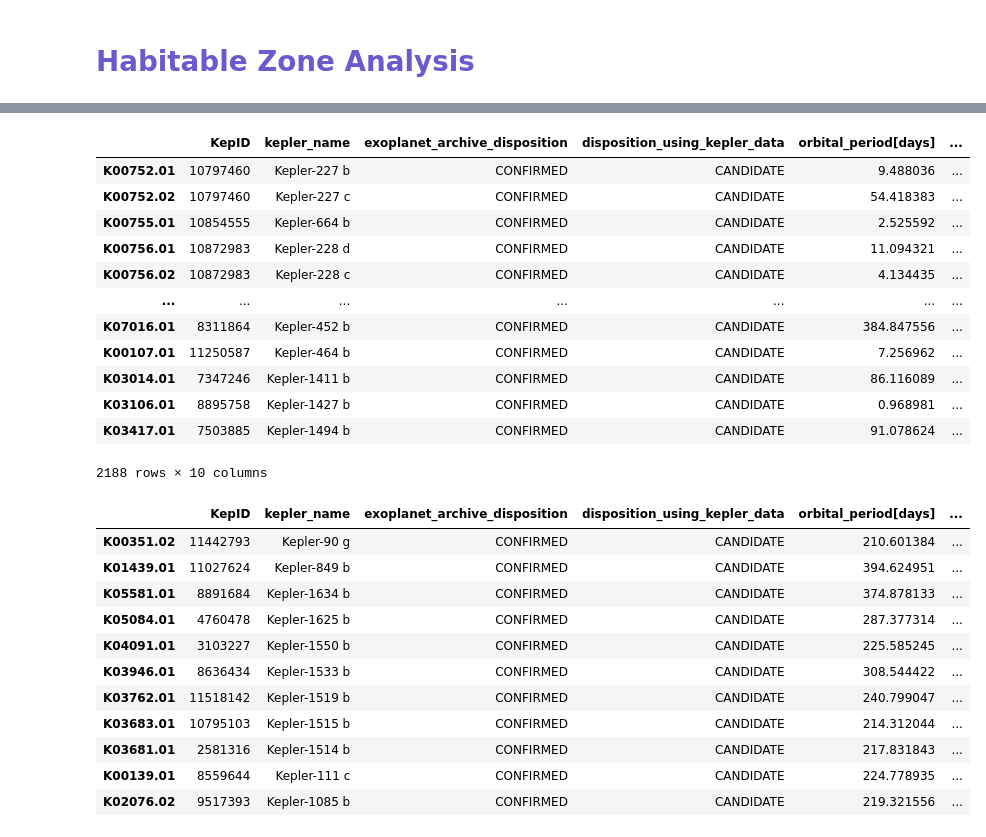
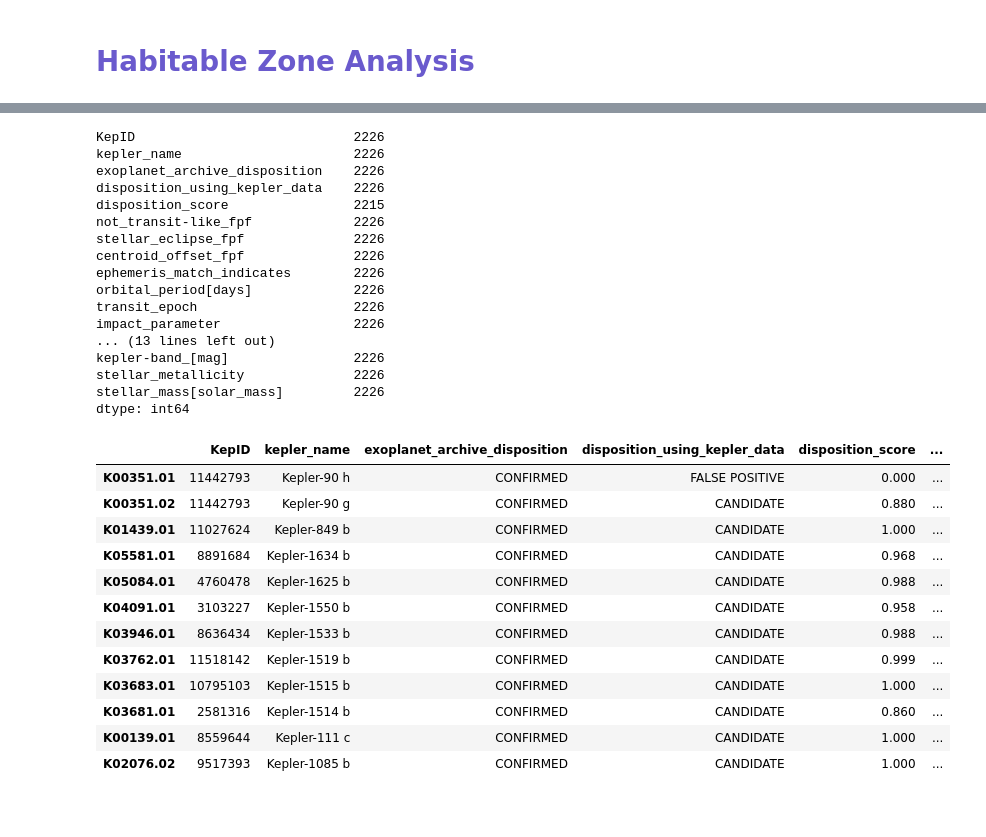
Before and after one commit to Rander417/KeplerExoplanet, a Jupyter notebook: Habitable_Zone_Analysis.ipynb, the cells around one changed output, grey strips where cells are left out. Cells and saved outputs as stored; diff of their text form; code cells hidden in the pictures; blank space fills up the shorter version.

Commit message:
Major revision of presentation. Major refactoring of habitable analysis. Rafactoring of clustering in progress.

```diff
--- a/Habitable_Zone_Analysis.ipynb
+++ b/Habitable_Zone_Analysis.ipynb
@@ -132,7 +114,3 @@ keplerProcessed_df
 | K07987.01 | 9563 | 10147276 | NaN | FALSE POSITIVE | FALSE POSITIVE | 0.021 | 0 | ... |
 | K07989.01 | 9564 | 10156110 | NaN | FALSE POSITIVE | FALSE POSITIVE | 0.000 | 0 | ... |
 9130 rows × 29 columns
-# %%
-# drop duplicated
-keplerProcessed_df = keplerProcessed_df.drop_duplicates(subset=['kepler_name'])
-keplerProcessed_df
@@ -153,3 +117,6 @@ keplerProcessed_df
+# %%
+# Drop rowID
+keplerProcessed_df.drop(["rowid"], axis =1, inplace=True)
 # %%
 # Rename columns to improve legibility
 keplerProcessed_df.rename(columns={'kepid' : 'KepID',
@@ -233,6 +168,5 @@ Kepler_Exoplanets_df
 # %%
-# Select exoplanet candidate
-Confirmed_Exoplanets_df = Kepler_Exoplanets_df.loc[(Kepler_Exoplanets_df['exoplanet_archive_disposition'] == 'CONFIRMED')
-                                                   & (Kepler_Exoplanets_df['disposition_using_kepler_data'] == 'CANDIDATE')]
+# Select CONFIRMED EXOPLANETS
+Confirmed_Exoplanets_df = keplerProcessed_df .loc[(keplerProcessed_df ['exoplanet_archive_disposition'] == 'CONFIRMED')]
 Confirmed_Exoplanets_df
 # %% [output]
@@ -310,43 +276,46 @@ metal_exoplanets_df
 # %%
-# Super-Earth size plante
+# Super-Earth size plant
 super_earth_df = Confirmed_Exoplanets_df.loc[(Confirmed_Exoplanets_df['stellar_radius[solar_radii]']<= 2.0)]
-super_earth_df
+super_earth_df.count()
 # %% [output]
-|  | KepID | kepler_name | exoplanet_archive_disposition | disposition_using_kepler_data | orbital_period[days] | ... |
-| K00752.01 | 10797460 | Kepler-227 b | CONFIRMED | CANDIDATE | 9.488036 | ... |
-| K00752.02 | 10797460 | Kepler-227 c | CONFIRMED | CANDIDATE | 54.418383 | ... |
-| K00755.01 | 10854555 | Kepler-664 b | CONFIRMED | CANDIDATE | 2.525592 | ... |
-| K00756.01 | 10872983 | Kepler-228 d | CONFIRMED | CANDIDATE | 11.094321 | ... |
-| K00756.02 | 10872983 | Kepler-228 c | CONFIRMED | CANDIDATE | 4.134435 | ... |
-| ... | ... | ... | ... | ... | ... | ... |
-| K07016.01 | 8311864 | Kepler-452 b | CONFIRMED | CANDIDATE | 384.847556 | ... |
-| K00107.01 | 11250587 | Kepler-464 b | CONFIRMED | CANDIDATE | 7.256962 | ... |
-| K03014.01 | 7347246 | Kepler-1411 b | CONFIRMED | CANDIDATE | 86.116089 | ... |
-| K03106.01 | 8895758 | Kepler-1427 b | CONFIRMED | CANDIDATE | 0.968981 | ... |
-| K03417.01 | 7503885 | Kepler-1494 b | CONFIRMED | CANDIDATE | 91.078624 | ... |
-2188 rows × 10 columns
+KepID                            2226
+kepler_name                      2226
+exoplanet_archive_disposition    2226
+disposition_using_kepler_data    2226
+disposition_score                2215
+not_transit-like_fpf             2226
+stellar_eclipse_fpf              2226
+centroid_offset_fpf              2226
+ephemeris_match_indicates        2226
+orbital_period[days]             2226
+transit_epoch                    2226
+impact_parameter                 2226
+... (13 lines left out)
+kepler-band_[mag]                2226
+stellar_metallicity              2226
+stellar_mass[solar_mass]         2226
+dtype: int64
 # %%
-# Confirmed candidates that located in habitable zone
-habitable_kepler_df = Confirmed_Exoplanets_df.loc[(Kepler_Exoplanets_df['exoplanet_archive_disposition'] == 'CONFIRMED')
-                                                  & (Kepler_Exoplanets_df['disposition_using_kepler_data'] == 'CANDIDATE')
-                                                  & (Confirmed_Exoplanets_df['orbital_period[days]']>200)
+# Confirmed & candidate Objects of Interest that are located in "habitable zone"
+habitable_confirmed_df = Confirmed_Exoplanets_df.loc[(Confirmed_Exoplanets_df['orbital_period[days]']>200)
                                                   & (Confirmed_Exoplanets_df['orbital_period[days]']<400)
                                                   & (Confirmed_Exoplanets_df['stellar_effective_temperature']>5500)
                                                   & (Confirmed_Exoplanets_df['stellar_effective_temperature']<6500)
                                                   & (Confirmed_Exoplanets_df['stellar_radius[solar_radii]']<= 2.0)
                                                   & (Confirmed_Exoplanets_df['stellar_metallicity']>0)
 ]
-habitable_kepler_df.sort_values(by=['kepler_name'], ascending = False)
+habitable_confirmed_df.sort_values(by=['kepler_name'], ascending = False)
 # %% [output]
-|  | KepID | kepler_name | exoplanet_archive_disposition | disposition_using_kepler_data | orbital_period[days] | ... |
-| K00351.02 | 11442793 | Kepler-90 g | CONFIRMED | CANDIDATE | 210.601384 | ... |
-| K01439.01 | 11027624 | Kepler-849 b | CONFIRMED | CANDIDATE | 394.624951 | ... |
-| K05581.01 | 8891684 | Kepler-1634 b | CONFIRMED | CANDIDATE | 374.878133 | ... |
-| K05084.01 | 4760478 | Kepler-1625 b | CONFIRMED | CANDIDATE | 287.377314 | ... |
-| K04091.01 | 3103227 | Kepler-1550 b | CONFIRMED | CANDIDATE | 225.585245 | ... |
-| K03946.01 | 8636434 | Kepler-1533 b | CONFIRMED | CANDIDATE | 308.544422 | ... |
-| K03762.01 | 11518142 | Kepler-1519 b | CONFIRMED | CANDIDATE | 240.799047 | ... |
-| K03683.01 | 10795103 | Kepler-1515 b | CONFIRMED | CANDIDATE | 214.312044 | ... |
-| K03681.01 | 2581316 | Kepler-1514 b | CONFIRMED | CANDIDATE | 217.831843 | ... |
-| K00139.01 | 8559644 | Kepler-111 c | CONFIRMED | CANDIDATE | 224.778935 | ... |
-| K02076.02 | 9517393 | Kepler-1085 b | CONFIRMED | CANDIDATE | 219.321556 | ... |
+|  | KepID | kepler_name | exoplanet_archive_disposition | disposition_using_kepler_data | disposition_score | ... |
+| K00351.01 | 11442793 | Kepler-90 h | CONFIRMED | FALSE POSITIVE | 0.000 | ... |
+| K00351.02 | 11442793 | Kepler-90 g | CONFIRMED | CANDIDATE | 0.880 | ... |
+| K01439.01 | 11027624 | Kepler-849 b | CONFIRMED | CANDIDATE | 1.000 | ... |
+| K05581.01 | 8891684 | Kepler-1634 b | CONFIRMED | CANDIDATE | 0.968 | ... |
+| K05084.01 | 4760478 | Kepler-1625 b | CONFIRMED | CANDIDATE | 0.988 | ... |
+| K04091.01 | 3103227 | Kepler-1550 b | CONFIRMED | CANDIDATE | 0.958 | ... |
+| K03946.01 | 8636434 | Kepler-1533 b | CONFIRMED | CANDIDATE | 0.988 | ... |
+| K03762.01 | 11518142 | Kepler-1519 b | CONFIRMED | CANDIDATE | 0.999 | ... |
+| K03683.01 | 10795103 | Kepler-1515 b | CONFIRMED | CANDIDATE | 1.000 | ... |
+| K03681.01 | 2581316 | Kepler-1514 b | CONFIRMED | CANDIDATE | 0.860 | ... |
+| K00139.01 | 8559644 | Kepler-111 c | CONFIRMED | CANDIDATE | 1.000 | ... |
+| K02076.02 | 9517393 | Kepler-1085 b | CONFIRMED | CANDIDATE | 1.000 | ... |
```
Also changed, not shown: parts of 16 cells of this notebook, 8 other files.
